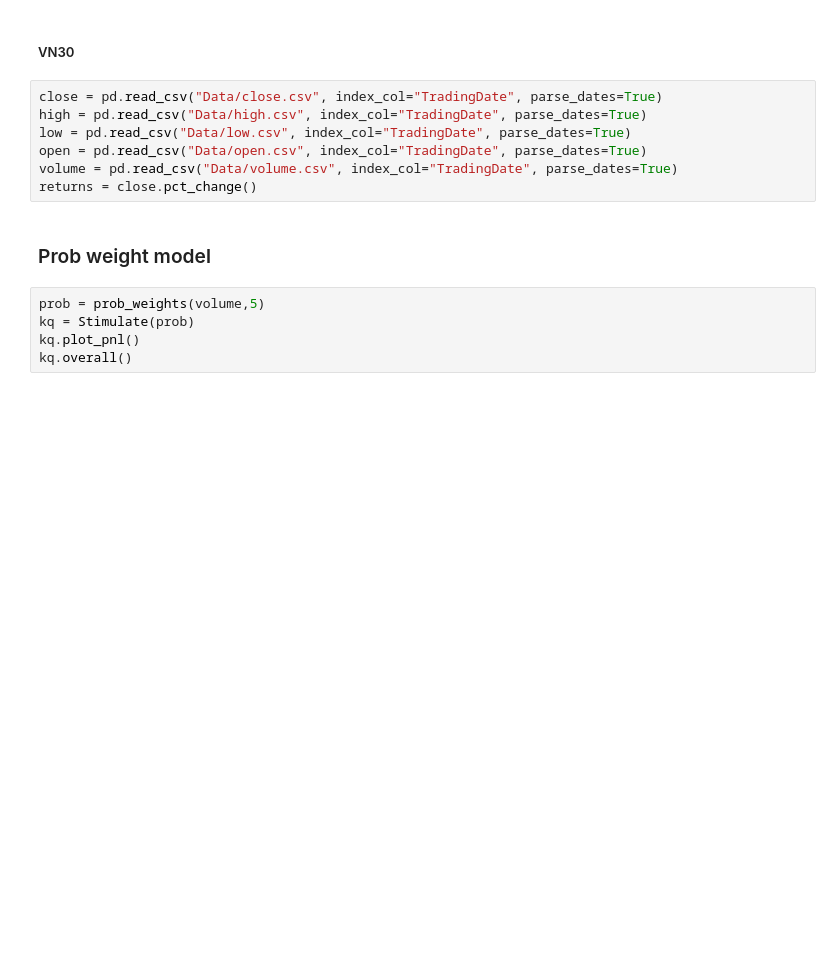
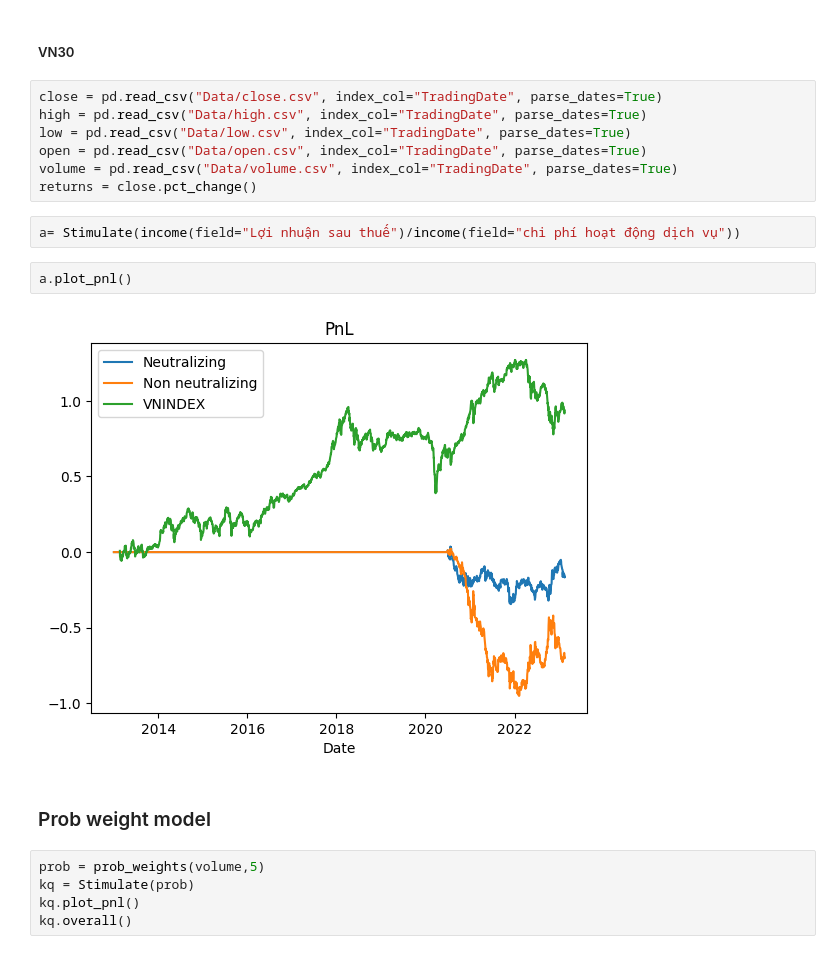
Before and after one commit to khanhtrinh2003/VN30-Strategy, a Jupyter notebook: main.ipynb, the cells around one changed output. Drawn from its saved outputs; the diff is of its cells as text; blank space fills up the shorter version.

```diff
--- a/main.ipynb
+++ b/main.ipynb
@@ -16,6 +18,12 @@ low = pd.read_csv("Data/low.csv", index_col="TradingDate", parse_dates=True)
 open = pd.read_csv("Data/open.csv", index_col="TradingDate", parse_dates=True)
 volume = pd.read_csv("Data/volume.csv", index_col="TradingDate", parse_dates=True)
 returns = close.pct_change()
+# %%
+a= Stimulate(income(field="Lợi nhuận sau thuế")/income(field="chi phí hoạt động dịch vụ"))
+# %%
+a.plot_pnl()
+# %% [output]
+[figure, added]
 # %% [markdown]
 ### Prob weight model
 # %%
```
Also changed, not shown: parts of 1 cell of this notebook, 8 other files.
